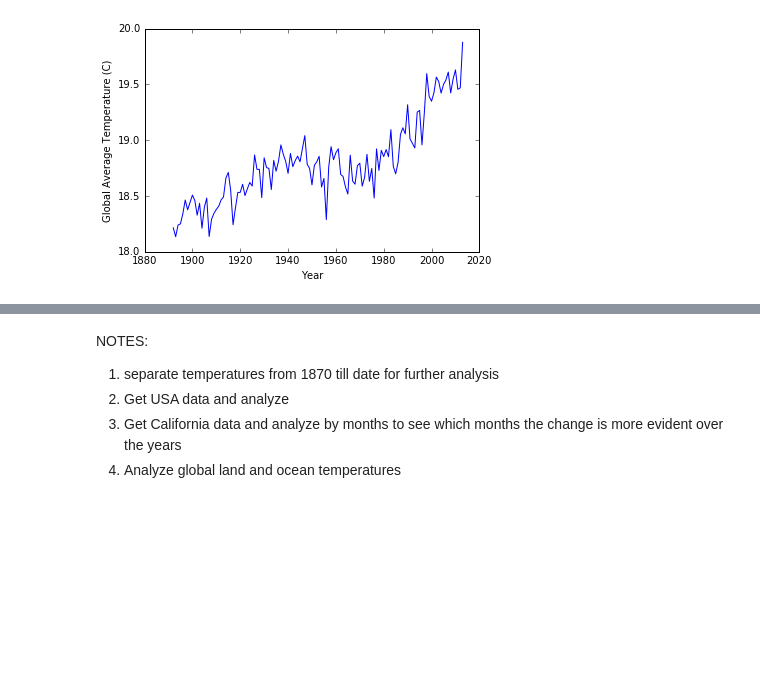
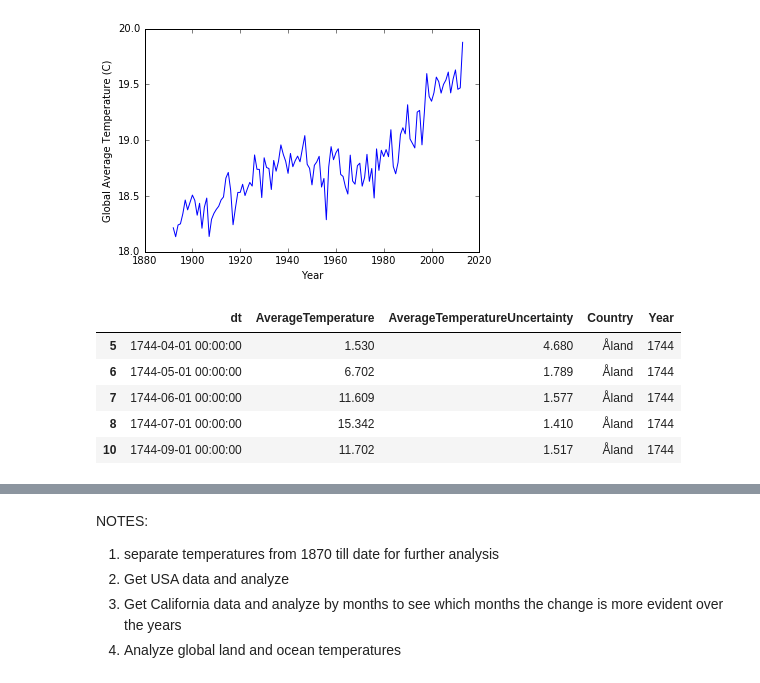
Before and after one commit to psundar/datascience_projects, a Jupyter notebook: datascience_projects/Global_Climate_Change/ds_GlobalLandTemperature.ipynb, the cells around one changed output, grey strips where cells are left out. Cells and saved outputs as stored; diff of their text form; code cells hidden in the pictures; blank space fills up the shorter version.

```diff
--- a/datascience_projects/Global_Climate_Change/ds_GlobalLandTemperature.ipynb
+++ b/datascience_projects/Global_Climate_Change/ds_GlobalLandTemperature.ipynb
@@ -225,3 +230,12 @@ ax.set_ylabel("Global Average Temperature (C)")
 # %% [output]
 <matplotlib.text.Text at 0x...>
 [figure]
+# %%
+filtered_avg.head(5)
+# %% [output]
+|  | dt | AverageTemperature | AverageTemperatureUncertainty | Country | Year |
+| 5 | 1744-04-01 00:00:00 | 1.530 | 4.680 | Åland | 1744 |
+| 6 | 1744-05-01 00:00:00 | 6.702 | 1.789 | Åland | 1744 |
+| 7 | 1744-06-01 00:00:00 | 11.609 | 1.577 | Åland | 1744 |
+| 8 | 1744-07-01 00:00:00 | 15.342 | 1.410 | Åland | 1744 |
+| 10 | 1744-09-01 00:00:00 | 11.702 | 1.517 | Åland | 1744 |
```
Also changed, not shown: parts of 20 cells of this notebook, 1 other file.
